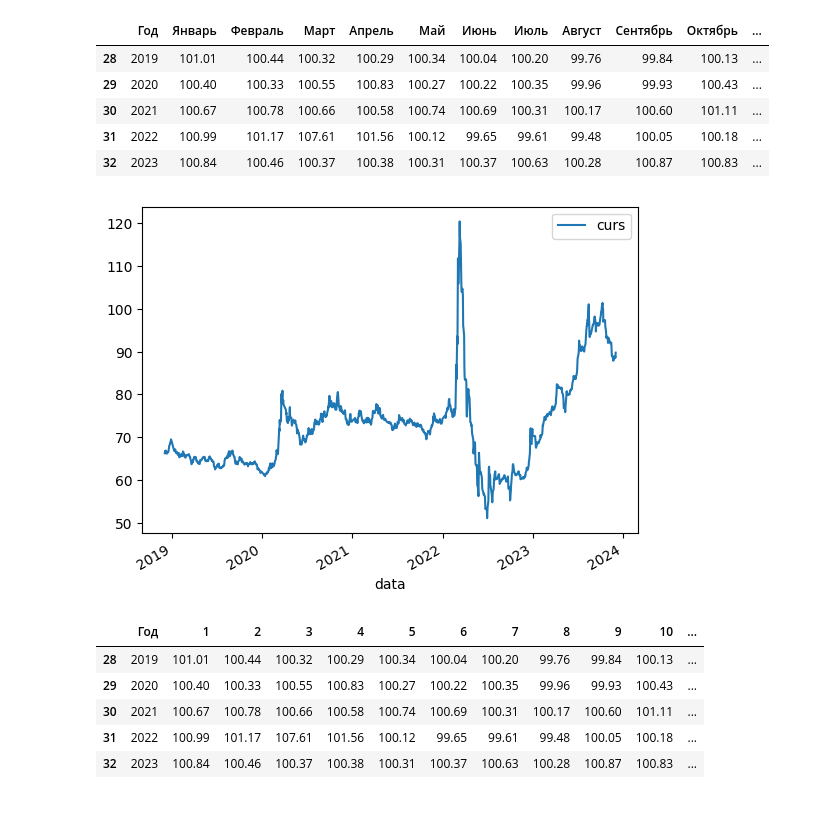
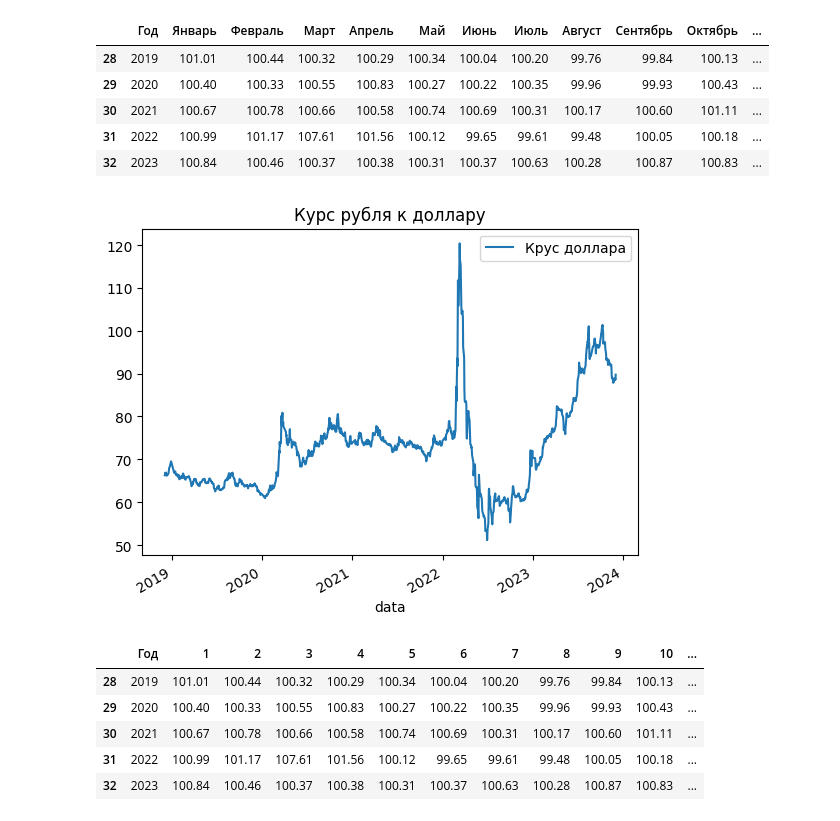
Before and after one commit to insani7y/mipt-financial-technologies, a Jupyter notebook: 1-semester/big-data/final-task/final.ipynb, the cells around one changed output. Saved outputs shown, nothing was run; the diff lists cells and outputs as text; code cells hidden in the pictures.

```diff
--- a/1-semester/big-data/final-task/final.ipynb
+++ b/1-semester/big-data/final-task/final.ipynb
@@ -39,10 +39,10 @@ data['data'] = pd.to_datetime(data['data'])
 # %%
 
 
-data.plot(x='data', y='curs', kind='line')
+data.plot(x='data', y='curs', kind='line', label="Крус доллара", title="Курс рубля к доллару")
 plt.show()
 # %% [output]
-[figure, old version]
+[figure, new version]
 # %%
 index = index.tail(5)
 # %%
```
Also changed, not shown: parts of 4 cells of this notebook.
